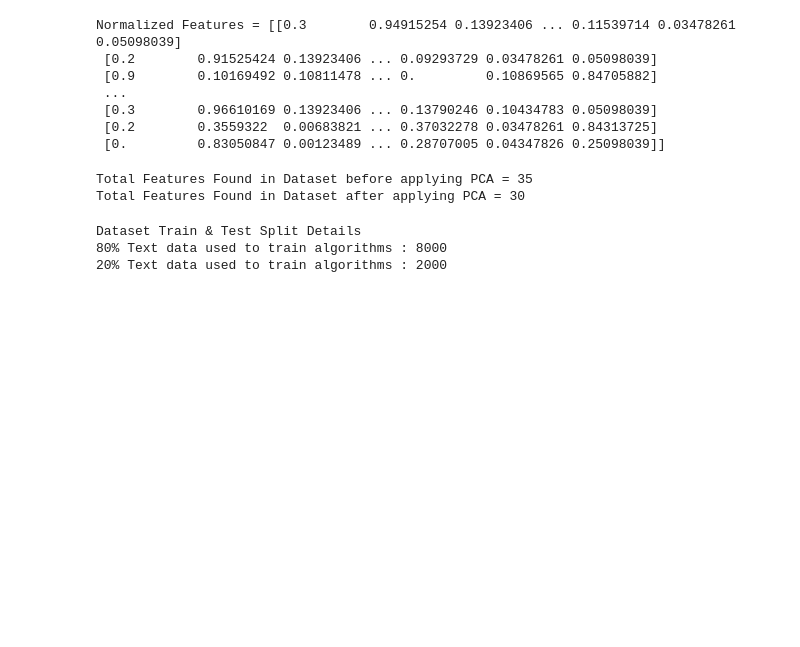
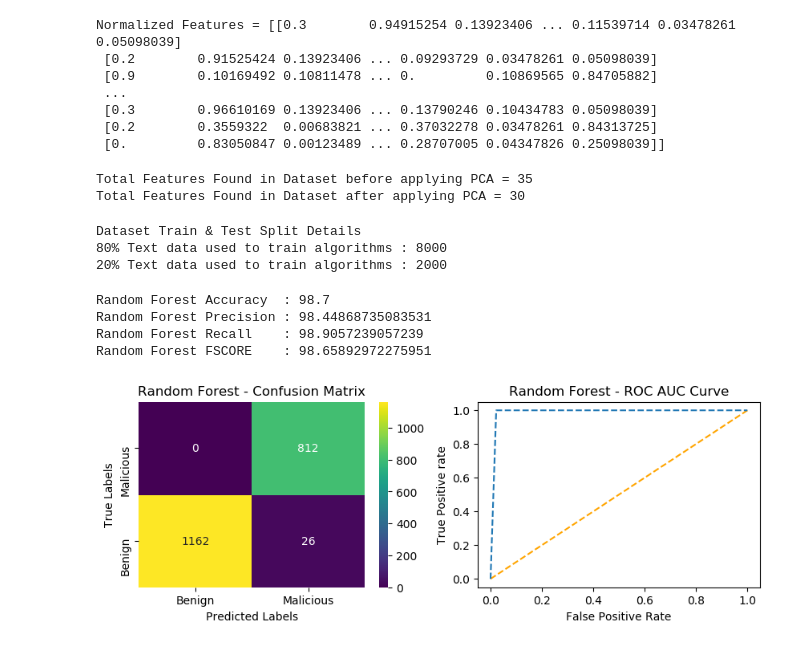
Before and after one commit to seerapusairam/Design-Of-An-Intrusion-Detection-Model-for-IoT-Enabled-Smart-Homes, a Jupyter notebook: IOTIntrusionDetection.ipynb, the cells around one changed output. Saved outputs shown, nothing was run; the diff lists cells and outputs as text; code cells hidden in the pictures; blank space fills up the shorter version.

```diff
--- a/IOTIntrusionDetection.ipynb
+++ b/IOTIntrusionDetection.ipynb
@@ -223,3 +224,22 @@ def calculateMetrics(algorithm, testY, predict):
     axs[1].set_xlabel('False Positive Rate')
     axs[1].set_ylabel('True Positive rate')
     plt.show()
+# %%
+#train Random Forest algorithms on 80% training features and then apply trained model on 20% test
+
+# Train a Random Forest classifier on 80% of the training data
+# n_estimators=2 means the forest has only 2 decision trees
+rf_cls = RandomForestClassifier(n_estimators=2) #There is no much difference in the model performence so rather then given more decision tree we given the minimum.
+rf_cls.fit(X_train, y_train) # Fit model to training data
+
+#call this function to predict on test data
+predict = rf_cls.predict(X_test)
+
+#call this function to calculate accuracy and other metrics
+calculateMetrics("Random Forest", predict, y_test)
+# %% [output]
+Random Forest Accuracy  : 98.7
+Random Forest Precision : 98.44868735083531
+Random Forest Recall    : 98.9057239057239
+Random Forest FSCORE    : 98.65892972275951
+[figure, added]
```
Also changed, not shown: parts of 2 cells of this notebook.
